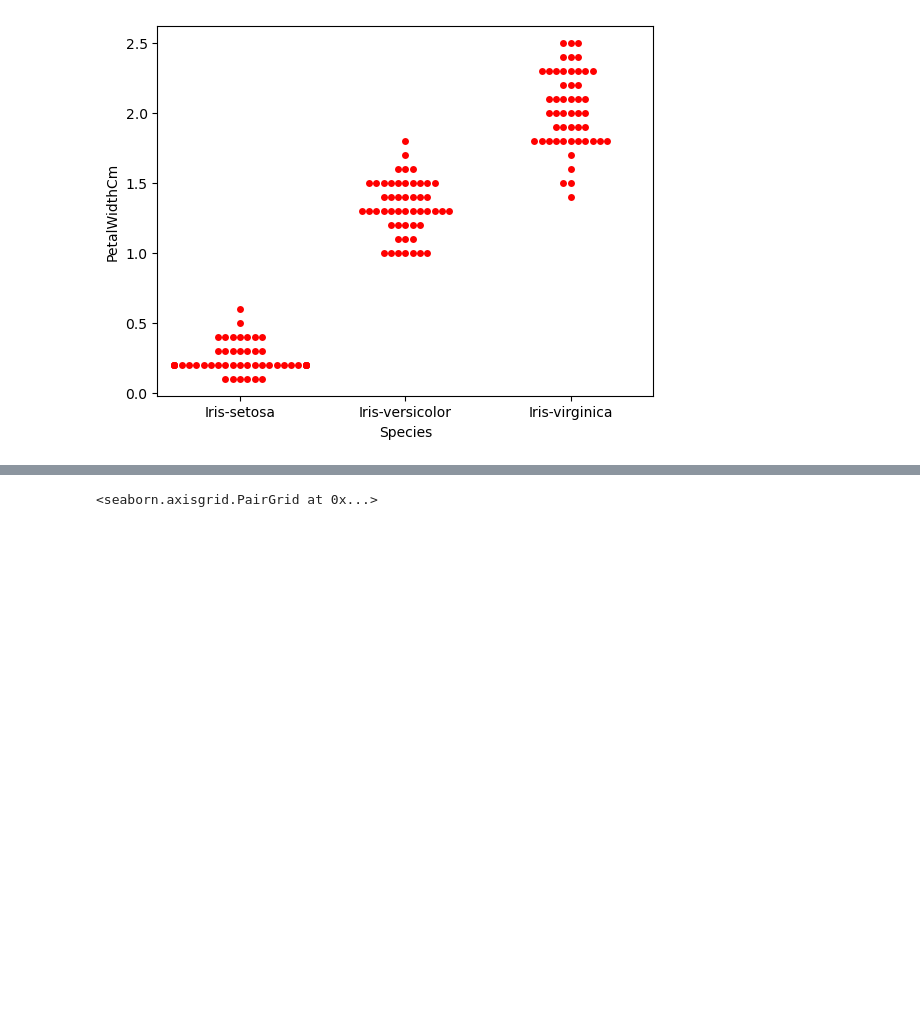
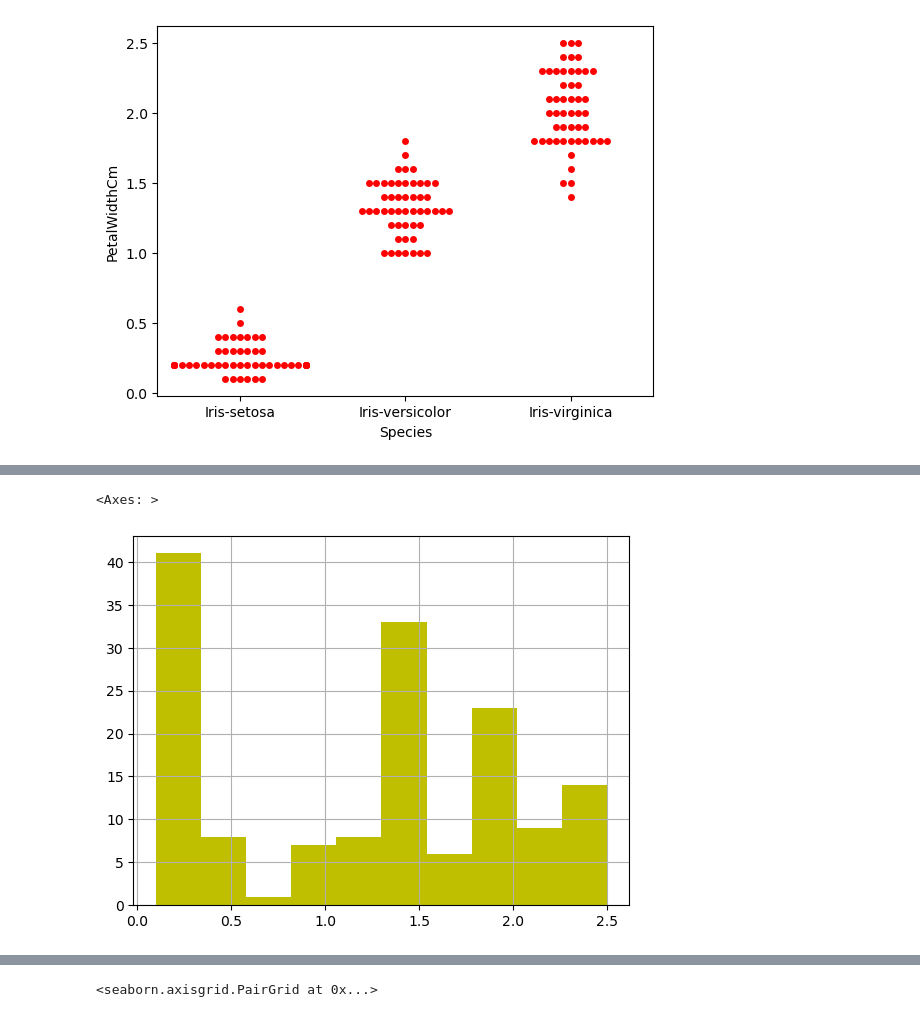
Before and after one commit to anjusukumaran4/OIBSIP, a Jupyter notebook: iris-flower-classification.ipynb, the cells around one changed output, grey strips where cells are left out. Saved outputs shown, nothing was run; the diff lists cells and outputs as text; code cells hidden in the pictures; blank space fills up the shorter version.

```diff
--- a/iris-flower-classification.ipynb
+++ b/iris-flower-classification.ipynb
@@ -99,0 +119,5 @@ sns.swarmplot(x=df['Species'],y=df['PetalWidthCm'],color='r')
+# %%
+df['PetalWidthCm'].hist(histtype='stepfilled',color='y')
+# %% [output]
+<Axes: >
+[figure, added]
```
Also changed, not shown: parts of 23 cells of this notebook.
